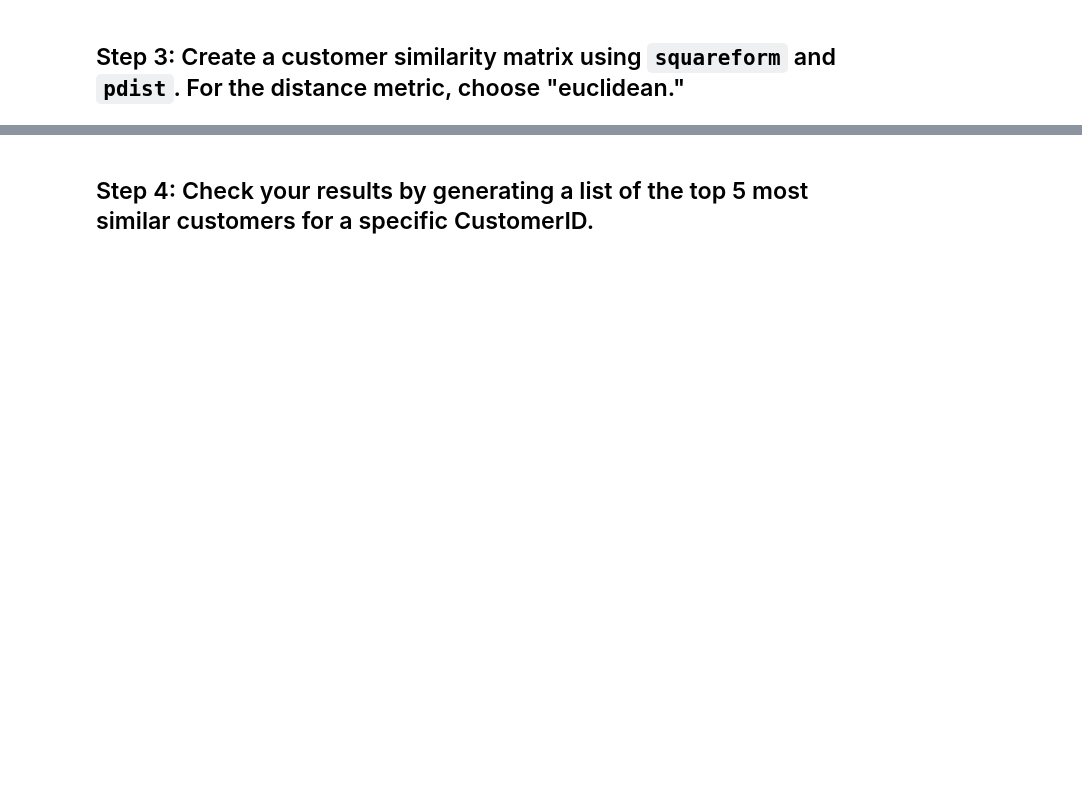
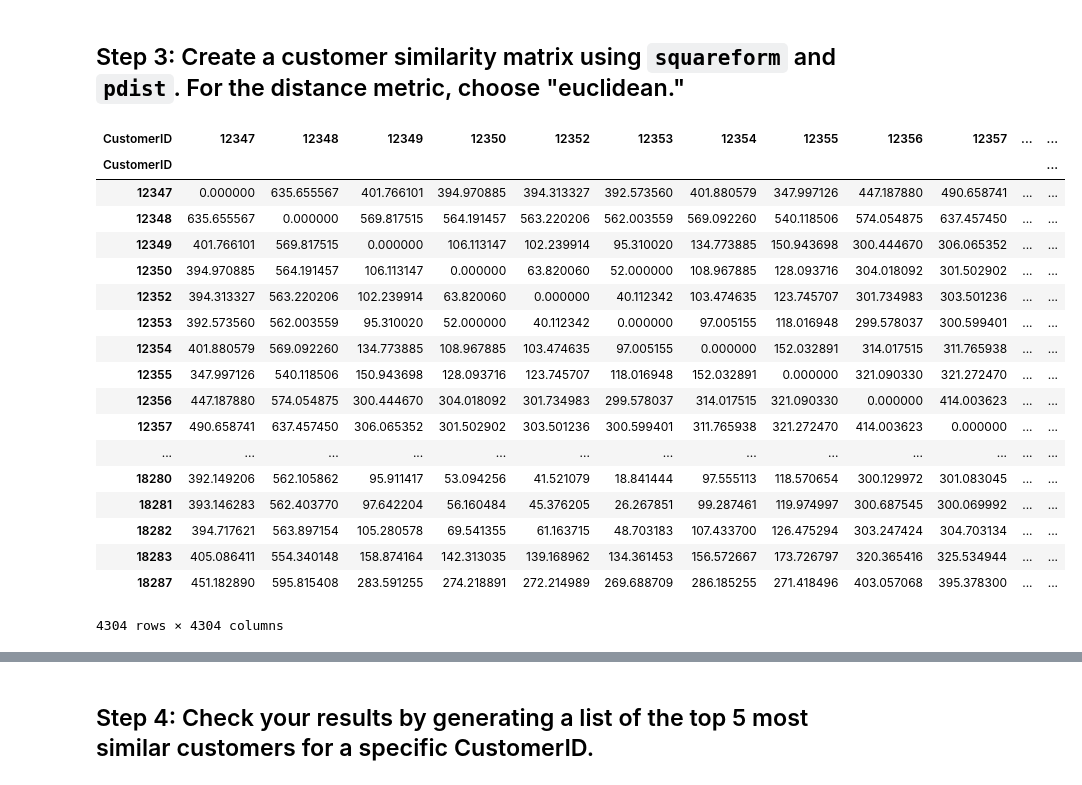
Before and after one commit to tristar82/Project-Week-8-Final-Project, a Jupyter notebook: your-project/Code/3_Recommender_System.ipynb, the cells around one changed output, grey strips where cells are left out. Drawn from its saved outputs; the diff is of its cells as text; code cells hidden in the pictures; blank space fills up the shorter version.

```diff
--- a/your-project/Code/3_Recommender_System.ipynb
+++ b/your-project/Code/3_Recommender_System.ipynb
@@ -23,13 +75,33 @@ matrix
 # %% [markdown]
 ## Step 3: Create a customer similarity matrix using `squareform` and `pdist`. For the distance metric, choose "euclidean."
 # %%
-# I need to transpose the matrix, otherwise I get the distance for products, no customers.
+# I need to transpose the matrix, otherwise I get the distance for products, not customers.
 # First applying pdist, gives an 1D array.
 # Then applying squareform to turn it into a squareform
 # Finally convert it into a DataFrame
 
-dist_matrix = pd.DataFrame(squareform(pdist(matrix.T)), index=matrix.columns, columns=matrix.columns)
+dist_matrix = pd.DataFrame(squareform(pdist(matrix.T, metric='euclidean')), index=matrix.columns, columns=matrix.columns)
 dist_matrix
+# %% [output]
+| CustomerID | 12347 | 12348 | 12349 | 12350 | 12352 | 12353 | 12354 | 12355 | 12356 | 12357 | ... | ... |
+| CustomerID |  |  |  |  |  |  |  |  |  |  |  | ... |
+| 12347 | 0.000000 | 635.655567 | 401.766101 | 394.970885 | 394.313327 | 392.573560 | 401.880579 | 347.997126 | 447.187880 | 490.658741 | ... | ... |
+| 12348 | 635.655567 | 0.000000 | 569.817515 | 564.191457 | 563.220206 | 562.003559 | 569.092260 | 540.118506 | 574.054875 | 637.457450 | ... | ... |
+| 12349 | 401.766101 | 569.817515 | 0.000000 | 106.113147 | 102.239914 | 95.310020 | 134.773885 | 150.943698 | 300.444670 | 306.065352 | ... | ... |
+| 12350 | 394.970885 | 564.191457 | 106.113147 | 0.000000 | 63.820060 | 52.000000 | 108.967885 | 128.093716 | 304.018092 | 301.502902 | ... | ... |
+| 12352 | 394.313327 | 563.220206 | 102.239914 | 63.820060 | 0.000000 | 40.112342 | 103.474635 | 123.745707 | 301.734983 | 303.501236 | ... | ... |
+| 12353 | 392.573560 | 562.003559 | 95.310020 | 52.000000 | 40.112342 | 0.000000 | 97.005155 | 118.016948 | 299.578037 | 300.599401 | ... | ... |
+| 12354 | 401.880579 | 569.092260 | 134.773885 | 108.967885 | 103.474635 | 97.005155 | 0.000000 | 152.032891 | 314.017515 | 311.765938 | ... | ... |
+| 12355 | 347.997126 | 540.118506 | 150.943698 | 128.093716 | 123.745707 | 118.016948 | 152.032891 | 0.000000 | 321.090330 | 321.272470 | ... | ... |
+| 12356 | 447.187880 | 574.054875 | 300.444670 | 304.018092 | 301.734983 | 299.578037 | 314.017515 | 321.090330 | 0.000000 | 414.003623 | ... | ... |
+| 12357 | 490.658741 | 637.457450 | 306.065352 | 301.502902 | 303.501236 | 300.599401 | 311.765938 | 321.272470 | 414.003623 | 0.000000 | ... | ... |
+| ... | ... | ... | ... | ... | ... | ... | ... | ... | ... | ... | ... | ... |
+| 18280 | 392.149206 | 562.105862 | 95.911417 | 53.094256 | 41.521079 | 18.841444 | 97.555113 | 118.570654 | 300.129972 | 301.083045 | ... | ... |
+| 18281 | 393.146283 | 562.403770 | 97.642204 | 56.160484 | 45.376205 | 26.267851 | 99.287461 | 119.974997 | 300.687545 | 300.069992 | ... | ... |
+| 18282 | 394.717621 | 563.897154 | 105.280578 | 69.541355 | 61.163715 | 48.703183 | 107.433700 | 126.475294 | 303.247424 | 304.703134 | ... | ... |
+| 18283 | 405.086411 | 554.340148 | 158.874164 | 142.313035 | 139.168962 | 134.361453 | 156.572667 | 173.726797 | 320.365416 | 325.534944 | ... | ... |
+| 18287 | 451.182890 | 595.815408 | 283.591255 | 274.218891 | 272.214989 | 269.688709 | 286.185255 | 271.418496 | 403.057068 | 395.378300 | ... | ... |
+4304 rows × 4304 columns
 # %%
 # The distances I have doesn't tell me much. I will normalize to a value between 0 and 1,
 # and inverse them: The closer to 1, the more similar they are
```
Also changed, not shown: parts of 31 cells of this notebook, 3 other files.
